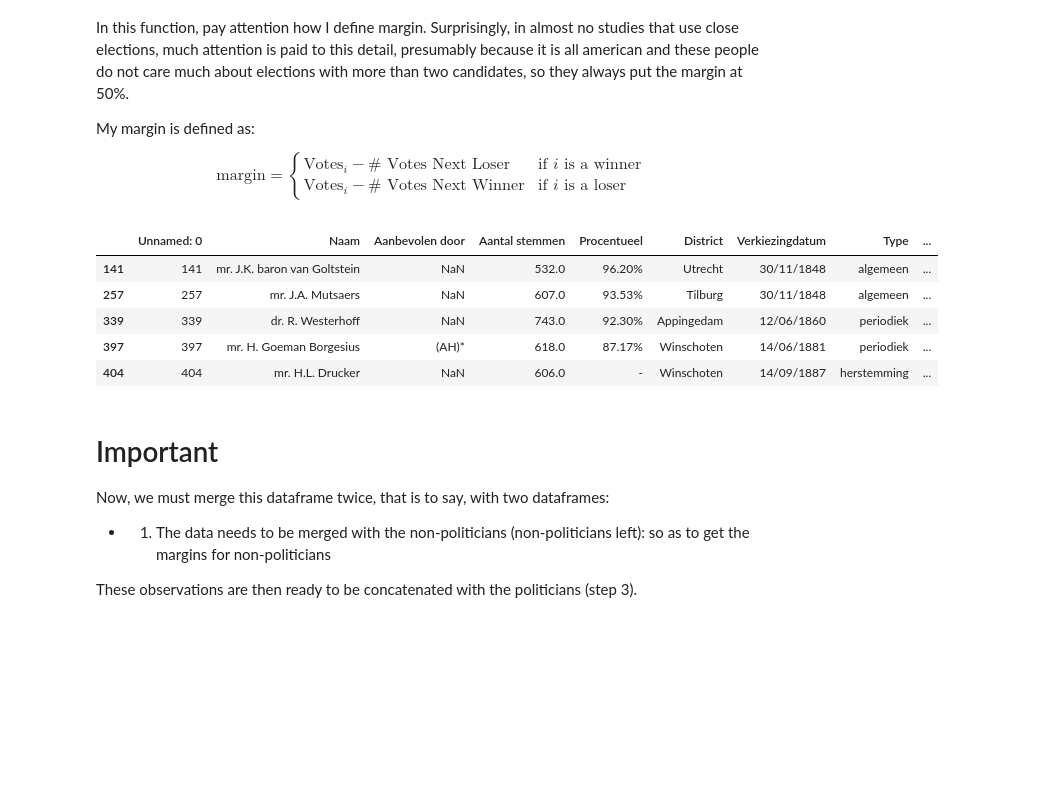
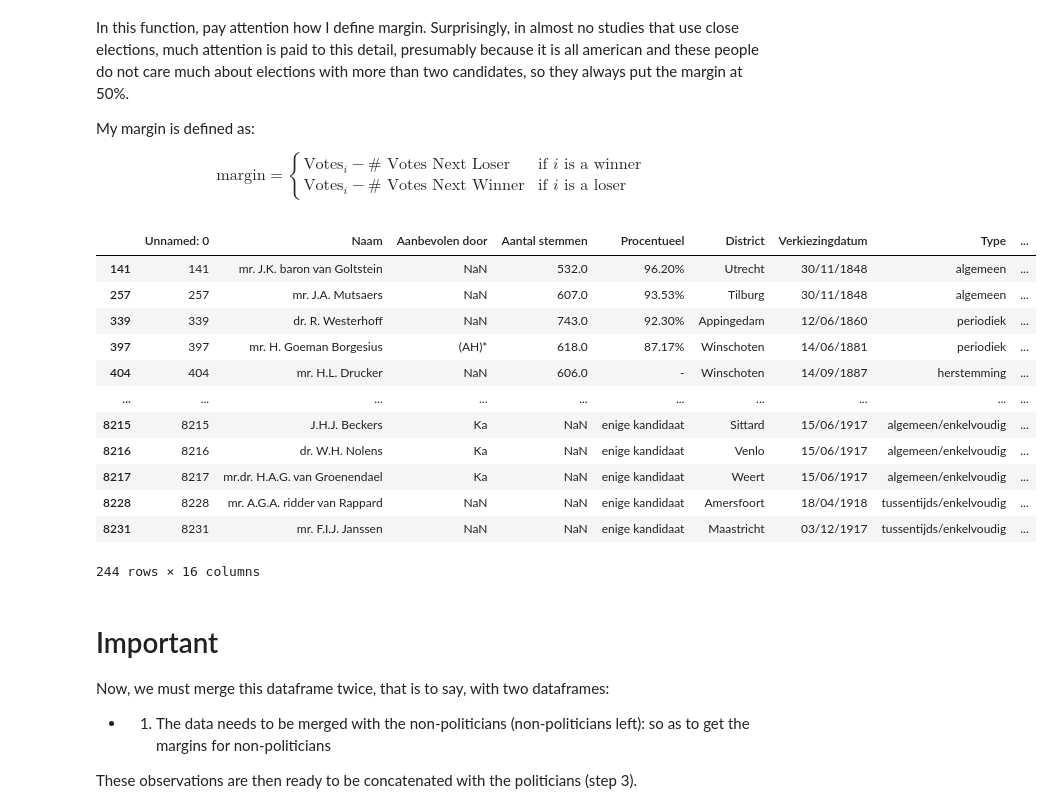
Before and after one commit to basm92/Polrents, a Jupyter notebook: Code/data_to_analysis_unmatched.ipynb, the cells around one changed output. Saved outputs shown, nothing was run; the diff lists cells and outputs as text; code cells hidden in the pictures; blank space fills up the shorter version.

```diff
--- a/Code/data_to_analysis_unmatched.ipynb
+++ b/Code/data_to_analysis_unmatched.ipynb
@@ -65,6 +65,7 @@ def decode_accents(name):
 # %%
 all_candidates_elections = pd.read_csv("../Data/elections/election_results_details.csv", encoding='utf-8-sig')
 all_candidates_elections["Naam"] = all_candidates_elections["Naam"].apply(lambda x : decode_accents(x))
+all_candidates_elections['Aantal stemmen'] = pd.to_numeric(all_candidates_elections['Aantal stemmen'], errors="coerce")
 
 all_candidates_elections.head(2)
 # %% [output]
@@ -74,3 +79,15 @@ all_candidates_elections.head(2)
+# %%
+aantalstemmen = all_candidates_elections.groupby(['District', 'Verkiezingdatum']).agg({'Aantal stemmen':'sum'}).reset_index()
+
+#aantalstemmen
+all_candidates_elections = all_candidates_elections.merge(aantalstemmen, how='left',
+                               left_on = ['District', 'Verkiezingdatum'],
+                              right_on = ['District', 'Verkiezingdatum'])
+
+del(all_candidates_elections['Opkomst'])
+
+all_candidates_elections = all_candidates_elections.rename(columns={'Aantal stemmen_y':'Opkomst',
+                                        'Aantal stemmen_x':'Aantal stemmen'})
 # %%
 def to_int(x):
     try:
@@ -78,7 +95,7 @@ def to_int(x):
     except:
         return None
 
-all_candidates_elections['Aantal stemmen'] = all_candidates_elections['Aantal stemmen'].apply(to_int)
+#all_candidates_elections['Aantal stemmen'] = all_candidates_elections['Aantal stemmen'].apply(to_int)
 all_candidates_elections['Aantal zetels'] = all_candidates_elections['Aantal zetels'].apply(to_int)
 all_candidates_elections['Aantal stemmen geldig'] = all_candidates_elections['Aantal stemmen geldig'].apply(to_int)
 # %% [markdown]
@@ -122,11 +139,11 @@ def get_margin(df):
 
             # If I am the winner, I get a positive margin
             if all_candidates_elections.loc[i,'Aantal stemmen'] >= amountvotes_marginalwinner:
-                margin = (all_candidates_elections.loc[i, 'Aantal stemmen'] - amountvotes_marginalloser) /all_candidates_elections.loc[i,'Aantal stemmen geldig']
+                margin = (all_candidates_elections.loc[i, 'Aantal stemmen'] - amountvotes_marginalloser) /all_candidates_elections.loc[i,'Opkomst']
 
             # If I am the loser, I get a negative margin
             else:
-                margin = (all_candidates_elections.loc[i,'Aantal stemmen'] - amountvotes_marginalwinner)/all_candidates_elections.loc[i,'Aantal stemmen geldig']
+                margin = (all_candidates_elections.loc[i,'Aantal stemmen'] - amountvotes_marginalwinner)/all_candidates_elections.loc[i,'Opkomst']
 
             margins.append(margin)
 
@@ -142,14 +159,21 @@ def get_margin(df):
 df_margins = get_margin(all_candidates_elections)
 # %%
 # Only very few people for whom we were not able to compute the margins because of missing data
-df_margins[df_margins['margin'] == 999].head(5)
+df_margins[df_margins['margin'] == 999]
 # %% [output]
 |  | Unnamed: 0 | Naam | Aanbevolen door | Aantal stemmen | Procentueel | District | Verkiezingdatum | Type | ... |
 | 141 | 141 | mr. J.K. baron van Goltstein | NaN | 532.0 | 96.20% | Utrecht | 30/11/1848 | algemeen | ... |
 | 257 | 257 | mr. J.A. Mutsaers | NaN | 607.0 | 93.53% | Tilburg | 30/11/1848 | algemeen | ... |
 | 339 | 339 | dr. R. Westerhoff | NaN | 743.0 | 92.30% | Appingedam | 12/06/1860 | periodiek | ... |
 | 397 | 397 | mr. H. Goeman Borgesius | (AH)* | 618.0 | 87.17% | Winschoten | 14/06/1881 | periodiek | ... |
 | 404 | 404 | mr. H.L. Drucker | NaN | 606.0 | - | Winschoten | 14/09/1887 | herstemming | ... |
+| ... | ... | ... | ... | ... | ... | ... | ... | ... | ... |
+| 8215 | 8215 | J.H.J. Beckers | Ka | NaN | enige kandidaat | Sittard | 15/06/1917 | algemeen/enkelvoudig | ... |
+| 8216 | 8216 | dr. W.H. Nolens | Ka | NaN | enige kandidaat | Venlo | 15/06/1917 | algemeen/enkelvoudig | ... |
+| 8217 | 8217 | mr.dr. H.A.G. van Groenendael | Ka | NaN | enige kandidaat | Weert | 15/06/1917 | algemeen/enkelvoudig | ... |
+| 8228 | 8228 | mr. A.G.A. ridder van Rappard | NaN | NaN | enige kandidaat | Amersfoort | 18/04/1918 | tussentijds/enkelvoudig | ... |
+| 8231 | 8231 | mr. F.I.J. Janssen | NaN | NaN | enige kandidaat | Maastricht | 03/12/1917 | tussentijds/enkelvoudig | ... |
+244 rows × 16 columns
 # %% [markdown]
 # Important
 
```
Also changed, not shown: parts of 5 cells of this notebook, 3 other files.
